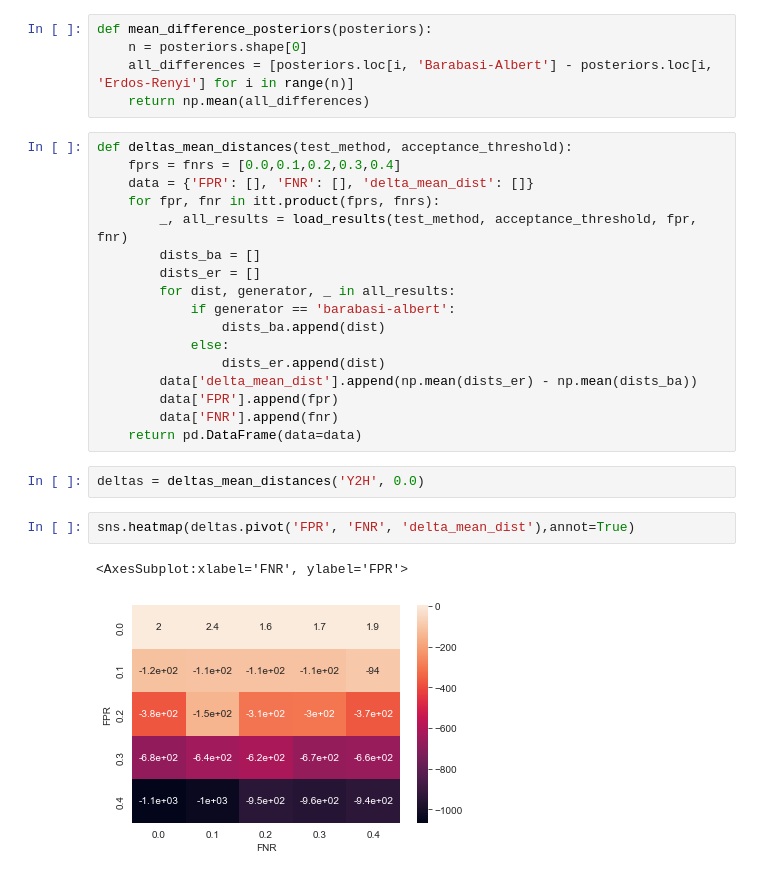
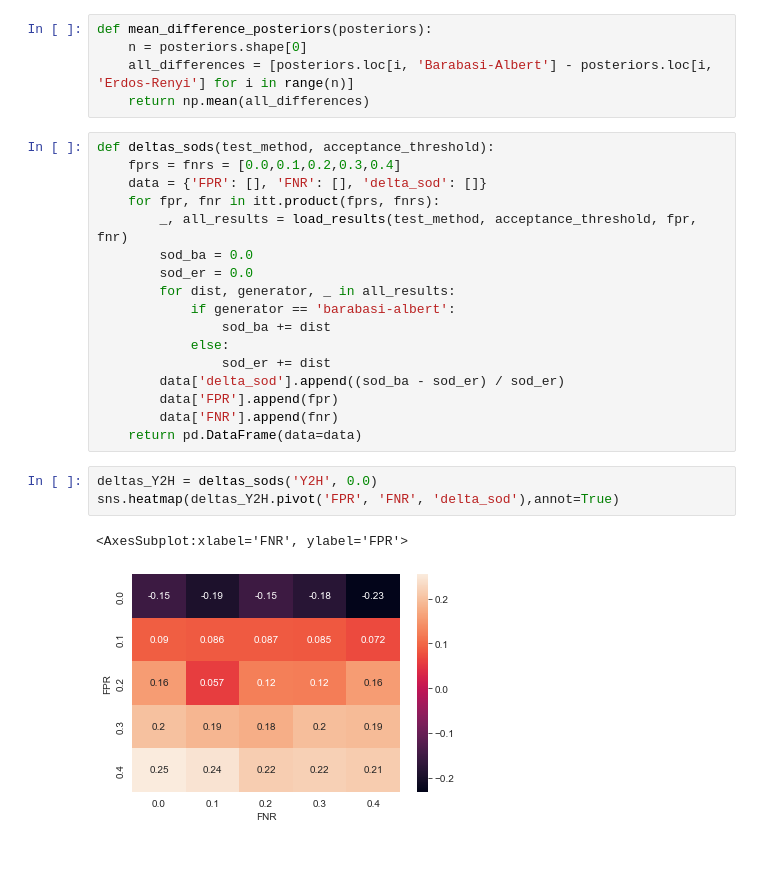
Before and after one commit to bionetslab/ppi-network-simulation, a Jupyter notebook: plot_results.ipynb, the cells around one changed output. Saved outputs shown, nothing was run; the diff lists cells and outputs as text.

```diff
--- a/plot_results.ipynb
+++ b/plot_results.ipynb
@@ -24,26 +24,25 @@ def mean_difference_posteriors(posteriors):
     all_differences = [posteriors.loc[i, 'Barabasi-Albert'] - posteriors.loc[i, 'Erdos-Renyi'] for i in range(n)]
     return np.mean(all_differences)
 # %%
-def deltas_mean_distances(test_method, acceptance_threshold):
+def deltas_sods(test_method, acceptance_threshold):
     fprs = fnrs = [0.0,0.1,0.2,0.3,0.4]
-    data = {'FPR': [], 'FNR': [], 'delta_mean_dist': []}
+    data = {'FPR': [], 'FNR': [], 'delta_sod': []}
     for fpr, fnr in itt.product(fprs, fnrs):
         _, all_results = load_results(test_method, acceptance_threshold, fpr, fnr)
-        dists_ba = []
-        dists_er = []
+        sod_ba = 0.0
+        sod_er = 0.0
         for dist, generator, _ in all_results:
             if generator == 'barabasi-albert':
-                dists_ba.append(dist)
+                sod_ba += dist
             else:
-                dists_er.append(dist)
-        data['delta_mean_dist'].append(np.mean(dists_er) - np.mean(dists_ba))
+                sod_er += dist
+        data['delta_sod'].append((sod_ba - sod_er) / sod_er)
         data['FPR'].append(fpr)
         data['FNR'].append(fnr)
     return pd.DataFrame(data=data)
-# %%
-deltas = deltas_mean_distances('Y2H', 0.0)
 # %%
-sns.heatmap(deltas.pivot('FPR', 'FNR', 'delta_mean_dist'),annot=True)
+deltas_Y2H = deltas_sods('Y2H', 0.0)
+sns.heatmap(deltas_Y2H.pivot('FPR', 'FNR', 'delta_sod'),annot=True)
 # %% [output]
 <AxesSubplot:xlabel='FNR', ylabel='FPR'>
-[figure, old version]
+[figure, new version]
```
Also changed, not shown: parts of 3 cells of this notebook, 2 other files.
